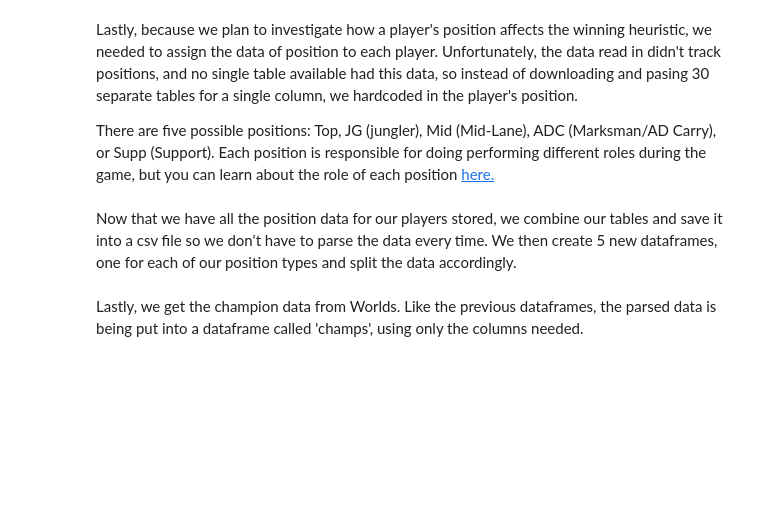
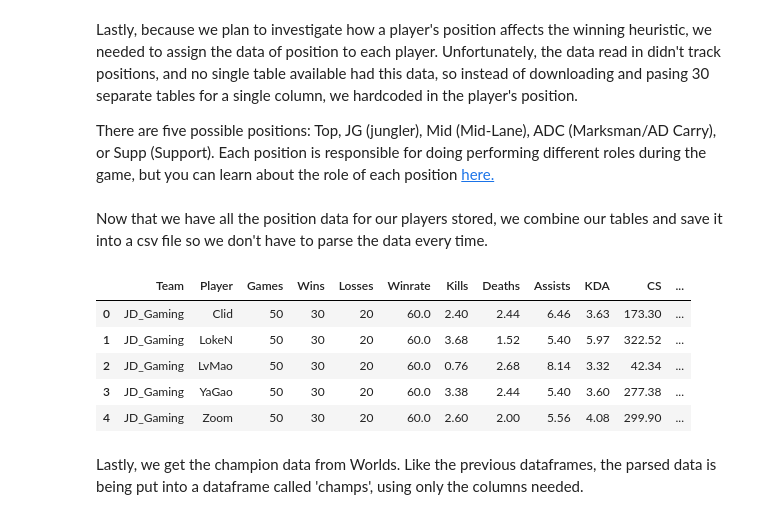
Before and after one commit to dbriggs2/dbriggs2.github.io, a Jupyter notebook: Final.ipynb, the cells around one changed output. Cells and saved outputs as stored; diff of their text form; code cells hidden in the pictures; blank space fills up the shorter version.

```diff
--- a/Final.ipynb
+++ b/Final.ipynb
@@ -381,7 +430,6 @@ Lastly, because we plan to investigate how a player's position affects the winni
 
 There are five possible positions: Top, JG (jungler), Mid (Mid-Lane), ADC (Marksman/AD Carry), or Supp (Support). Each position is responsible for doing performing different roles during the game, but you can learn about the role of each position [here.](https://www.lol-smurfs.com/blog/lol-roles-explained/)
 # %%
-#pos = ['Top','ADC','Mid','JG','Top','Supp','Mid','Supp','ADC','Top','ADC','JG','JG','Mid','Top','Supp','Mid','Top','JG','JG','Mid','Mid','Supp','ADC','ADC','Top','Supp','ADC','Top','Top','Supp','ADC','Mid','Top','Supp','ADC','JG','Supp','Supp','JG','Mid','JG','Mid','JG','Top','Mid','ADC','Supp','ADC','ADC','JG','JG','Supp','Mid','JG','Mid','ADC','Top','Supp','JG','Supp','JG','ADC','Supp','Mid','JG','Top']
 pos = ['Supp', 'Mid', 'ADC', 'JG', 'Top', 'JG', 'Top', 'Top', 'Mid',
        'Supp', 'Mid', 'JG', 'Top', 'ADC', 'ADC', 'ADC', 'Supp', 'Supp',
        'JG', 'ADC', 'ADC', 'Mid', 'Mid', 'Top', 'Top', 'Top', 'Supp',
@@ -392,8 +440,6 @@ pos = ['Supp', 'Mid', 'ADC', 'JG', 'Top', 'JG', 'Top', 'Top', 'Mid',
        'Supp', 'JG', 'Top']
 reg[0]['Position'] = pos
 
-#pos1 = ['Mid','Mid','Supp','Supp','Top','Supp','JG','ADC','Top','Top','JG','ADC','Mid','ADC','Mid','JG','Supp','ADC','JG','Mid','Mid','Mid','ADC','Mid','ADC','JG','Mid','Top','Supp','Supp','Top','Supp','Supp','Top','Supp','Top','ADC','Top','JG','JG','Top','JG','ADC','Supp','ADC','Top','Mid','JG','JG','ADC','JG','JG','ADC','ADC','Mid','Supp']
-#pos1 = ['JG','ADC','Supp','Mid','Supp','Top','Supp','JG','ADC','Top','Top','Mid','Mid','ADC','JG','Mid','Mid','Mid','ADC','JG','Mid','Mid','ADC','Mid','ADC','JG','Top','Supp','Top','JG','Supp','JG','Top','JG','Top','Top','Supp','Supp','Supp','ADC','Top','Supp','ADC','ADC','Supp','Top','Mid','JG','ADC','JG','JG','ADC','JG','ADC','Mid','Supp']
 pos1 = ['JG', 'ADC', 'Top', 'ADC', 'Supp', 'JG', 'Mid', 'Mid', 'Mid', 'ADC',
        'Supp', 'Top', 'Supp', 'Top', 'Top', 'Mid', 'Mid', 'JG', 'Mid',
        'JG', 'Mid', 'ADC', 'ADC', 'Supp', 'Supp', 'ADC', 'JG', 'JG', 'JG',
@@ -402,11 +448,17 @@ pos1 = ['JG', 'ADC', 'Top', 'ADC', 'Supp', 'JG', 'Mid', 'Mid', 'Mid', 'ADC',
        'JG', 'JG', 'JG', 'ADC', 'JG', 'ADC', 'ADC', 'Supp', 'Mid']
 reg[1]['Position'] = pos1
 
-#pos2 = ['Supp','ADC','JG','Supp','Top','Mid','Top','Mid','Supp','JG','JG','ADC','Mid','Top','Top','Mid','Mid','JG','ADC','Supp','Supp','ADC','ADC','Top','Supp','ADC','Supp','Supp','Top','Top','ADC','Mid','Mid','Mid','Top','Supp','ADC','Mid','JG','JG','Top','Top','JG','Mid','Supp','Supp','Supp','Top','ADC','Supp','JG','Mid','Top','JG','ADC','Mid','ADC','Mid','ADC','Supp','Mid','JG','JG','ADC','ADC','JG','Top','JG','ADC','JG','Mid','Top','JG','JG','Top','ADC','Mid','JG','JG','Supp','JG','Top','JG','ADC','ADC','Top','Mid','JG','JG','Mid','ADC','ADC','Top','Mid','Top','ADC','Supp','Supp','ADC','JG','Supp','Mid']
-pos2 = ['JG','ADC','Supp','Mid','Top','JG','Mid','Top','Top','Supp','ADC','Supp','Mid','Supp','Top','ADC','JG','JG','Mid','Supp','Mid','Supp','Top','Mid','ADC','Supp','ADC','Supp','Top','Mid','ADC','Top','ADC','JG','Supp','Top','Supp','Mid','ADC','Supp','Top','Mid','Top','JG','Supp','ADC','JG','Mid','Top','JG','ADC','JG','JG','Supp','Top','ADC','Mid','JG','Top','Mid','JG','ADC','ADC','Mid','ADC','Mid','JG','Supp','Top','JG','Top','Mid','JG','Top','Mid','JG','Top','ADC','ADC','JG','ADC','JG','Mid','JG','Supp','JG','ADC','Mid','Supp','ADC','Top','JG','JG','Top','ADC','Mid','ADC','ADC','JG','Supp','Mid','Supp']
+pos2 = ['JG','ADC','Supp','Mid','Top','JG','Mid','Top','Top','Supp','ADC',
+        'Supp','Mid','Supp','Top','ADC','JG','JG','Mid','Supp','Mid','Supp',
+        'Top','Mid','ADC','Supp','ADC','Supp','Top','Mid','ADC','Top','ADC',
+        'JG','Supp','Top','Supp','Mid','ADC','Supp','Top','Mid','Top','JG',
+        'Supp','ADC','JG','Mid','Top','JG','ADC','JG','JG','Supp','Top','ADC',
+        'Mid','JG','Top','Mid','JG','ADC','ADC','Mid','ADC','Mid','JG','Supp',
+        'Top','JG','Top','Mid','JG','Top','Mid','JG','Top','ADC','ADC','JG',
+        'ADC','JG','Mid','JG','Supp','JG','ADC','Mid','Supp','ADC','Top','JG',
+        'JG','Top','ADC','Mid','ADC','ADC','JG','Supp','Mid','Supp']
 reg[2]['Position'] = pos2
 
-#pos3 = ['Supp','Mid','Top','ADC','Supp','Top','Supp','Mid','Supp','Top','ADC','Top','ADC','Mid','Supp','Supp','Top','Mid','JG','Mid','ADC','Supp','Top','JG','Supp','Mid','JG','Mid','Top','Top','Top','Mid','ADC','Top','ADC','Supp','ADC','JG','ADC','ADC','JG','ADC','JG','Mid','Supp','JG','JG','Mid','JG','JG','JG','JG','ADC','JG','JG','Mid','Supp','JG','ADC','JG','Supp','ADC','JG','Mid','ADC','Mid','Top','Top','ADC','Supp','Top']
 pos3 = ['Top', 'Mid', 'Supp', 'Supp', 'Mid', 'Top', 'Supp', 'ADC', 'JG',
        'Top', 'ADC', 'Supp', 'Mid', 'ADC', 'Top', 'Mid', 'Top', 'Top',
        'ADC', 'Supp', 'Supp', 'Supp', 'ADC', 'Mid', 'Top', 'Mid', 'ADC',
@@ -417,7 +469,6 @@ pos3 = ['Top', 'Mid', 'Supp', 'Supp', 'Mid', 'Top', 'Supp', 'ADC', 'JG',
        'Top', 'ADC', 'Top', 'Top']
 reg[3]['Position'] = pos3
 
-#pos4 = ['Supp','Top','Mid','JG','Supp','Top','Top','JG','Supp','Supp','ADC','Supp','Mid','ADC','ADC','Mid','JG','Mid','Top','Supp','ADC','ADC','Mid','ADC','JG','Mid','ADC','Top','Supp','Supp','ADC','Top','JG','Mid','Top','JG','Mid','JG','ADC','Top','JG','Top','JG','ADC','JG','Mid','Top','JG','JG','Top','JG','Top','Supp','ADC','JG','Supp','Supp','Supp','JG','JG']
 pos4 = ['Supp', 'Top', 'JG', 'Mid', 'Top', 'Supp', 'ADC', 'Mid', 'ADC',
        'Top', 'JG', 'Supp', 'Supp', 'JG', 'Mid', 'ADC', 'Supp', 'ADC',
        'Supp', 'ADC', 'Mid', 'Top', 'ADC', 'Mid', 'JG', 'Mid', 'Top',
@@ -427,7 +478,6 @@ pos4 = ['Supp', 'Top', 'JG', 'Mid', 'Top', 'Supp', 'ADC', 'Mid', 'ADC',
        'Supp', 'Supp', 'JG', 'JG']
 reg[4]['Position'] = pos4
 
-#pos5 = ['Top','ADC','Supp','Mid','ADC','Mid','Top','Top','Mid','Supp','Mid','JG','JG','JG','ADC','Mid','ADC','Top','Mid','Top','Supp','JG','ADC','Top','ADC','Supp','JG','ADC','Supp','JG','JG','Supp','Supp','Mid','Top','ADC','ADC','JG','Supp','Mid','Top','JG','Supp','Mid','Top','Top','Supp','Mid','JG','ADC','Supp','Supp','Supp','JG','Mid','Supp','JG','Top','JG','Mid']
 pos5 = ['ADC', 'Mid', 'Supp', 'Top', 'ADC', 'Top', 'JG', 'Mid', 'Supp',
        'ADC', 'JG', 'Top', 'Mid', 'Mid', 'JG', 'Mid', 'ADC', 'Top', 'Supp',
        'Mid', 'Top', 'JG', 'Top', 'ADC', 'Supp', 'ADC', 'JG', 'ADC',
@@ -437,24 +487,24 @@ pos5 = ['ADC', 'Mid', 'Supp', 'Top', 'ADC', 'Top', 'JG', 'Mid', 'Supp',
        'Supp', 'JG', 'Top', 'JG', 'Mid']
 reg[5]['Position'] = pos5
 # %% [markdown]
-Now that we have all the position data for our players stored, we combine our tables and save it into a csv file so we don't have to parse the data every time. We then create 5 new dataframes, one for each of our position types and split the data accordingly.
+Now that we have all the position data for our players stored, we combine our tables and save it into a csv file so we don't have to parse the data every time.
 # %%
 # Combine regular season player data from each region into a master table
 masterReg = pd.concat(reg).sort_values(['Games','Player'],ascending=[False,True]).reset_index().drop('index',axis=1)
-#masterReg.to_csv('masterReg.csv')  # Save the data for use later on so we don't have to parse every time.
+
+# masterReg.to_csv('masterReg.csv')  # Save the data for use later on so we don't have to parse every time.
 
 # Read in the table since we saved it already.
 masterReg = pd.read_csv("masterReg.csv").drop("Unnamed: 0",axis=1)
 
-# List of all column vars
-vars = ['KDA', 'GPM', 'Kill Share', 'Kill Participation', 'Kills', 'Deaths', 'Assists','Gold', 'Gold Share', 'CS', 'CSPM', 'Champions Played']
-
-# Create tables based on player position for our model.
-top = masterReg[masterReg['Position']=='Top']
-jg = masterReg[masterReg['Position']=='JG']
-mid = masterReg[masterReg['Position']=='Mid']
-adc = masterReg[masterReg['Position']=='ADC']
-supp = masterReg[masterReg['Position']=='Supp']
+masterReg.head()
+# %% [output]
+|  | Team | Player | Games | Wins | Losses | Winrate | Kills | Deaths | Assists | KDA | CS | ... |
+| 0 | JD_Gaming | Clid | 50 | 30 | 20 | 60.0 | 2.40 | 2.44 | 6.46 | 3.63 | 173.30 | ... |
+| 1 | JD_Gaming | LokeN | 50 | 30 | 20 | 60.0 | 3.68 | 1.52 | 5.40 | 5.97 | 322.52 | ... |
+| 2 | JD_Gaming | LvMao | 50 | 30 | 20 | 60.0 | 0.76 | 2.68 | 8.14 | 3.32 | 42.34 | ... |
+| 3 | JD_Gaming | YaGao | 50 | 30 | 20 | 60.0 | 3.38 | 2.44 | 5.40 | 3.60 | 277.38 | ... |
+| 4 | JD_Gaming | Zoom | 50 | 30 | 20 | 60.0 | 2.60 | 2.00 | 5.56 | 4.08 | 299.90 | ... |
 # %% [markdown]
 Lastly, we get the champion data from Worlds. Like the previous dataframes, the parsed data is being put into a dataframe called 'champs', using only the columns needed.
 # %%
```
Also changed, not shown: parts of 56 cells of this notebook.
